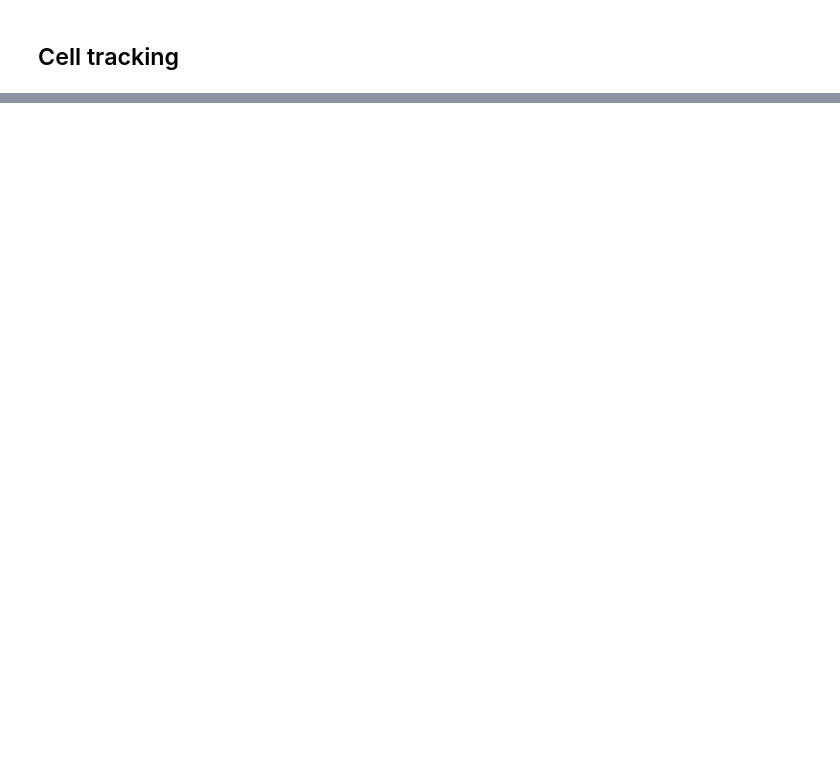
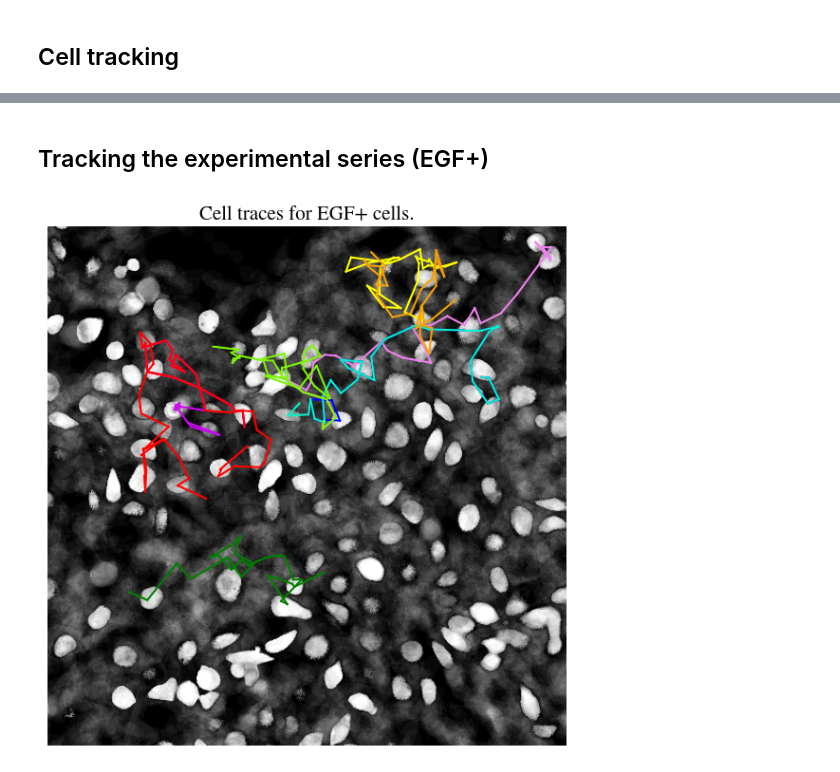
Before and after one commit to bramvaneerden/IA_Assignments, a Jupyter notebook: A4/tracking.ipynb, the cells around one changed output, grey strips where cells are left out. Drawn from its saved outputs; the diff is of its cells as text; code cells hidden in the pictures; blank space fills up the shorter version.

```diff
--- a/A4/tracking.ipynb
+++ b/A4/tracking.ipynb
@@ -199,0 +217,2 @@ plt.savefig('figures/cell_tracking.png')
+# %% [markdown]
+## Tracking the experimental series (EGF+)
@@ -199,0 +226,44 @@ plt.savefig('figures/cell_tracking.png')
+# %%
+labeled_cells = dip.Label(segmented_egf[0], connectivity=1, minSize=100, maxSize=600)
+msr = dip.MeasurementTool.Measure(labeled_cells, images['egf'][0], ['Gravity', 'Size'])
+coords = np.array([msr['Gravity'][i+1] for i in range(msr.NumberOfObjects())]).astype(int)
+# %%
+tracked_cells_egf = {}
+for i in trange(len(coords)):
+    labeled_archive, x_coords, y_coords, sizes = track_cell(images['egf'], segmented_egf, coords[i])
+    tracked_cells_egf[i] = {
+        'labeled': labeled_archive,
+        'x_coords': x_coords,
+        'y_coords': y_coords,
+        'sizes': sizes
+    }
+# %%
+R = images['egf'][0]
+adi_pos = np.zeros((512, 512))
+adi_neg = np.zeros((512, 512))
+
+for i in range(30):
+    grad = images['egf'][i] - R
+    grad_pos, grad_neg = np.copy(grad), np.copy(grad)
+    grad_pos[grad_pos > 0.01] = 1
+    grad_pos[grad_pos <= 0.01] = 0
+    grad_neg[grad_neg >= -0.01] = 0
+    grad_neg[grad_neg < -0.01] = 1
+    adi_pos += grad_pos
+    adi_neg += grad_neg
+# %%
+colors = ['r', 'violet', 'b', 'yellow', '#07f0c9', '#7ef507', 'g', '#cd07f5', '#f5a207']
+fig, ax = plt.subplots(figsize=(6, 6))
+ax.imshow(adi_neg+adi_pos, origin='lower', cmap='grey')
+for t in range(10):
+    i = np.random.randint(len(tracked_cells_egf.keys()))
+    x_coords = tracked_cells_egf[i]['x_coords']
+    y_coords = tracked_cells_egf[i]['y_coords']
+    for j in range(len(x_coords) - 1):
+        ax.plot([y_coords[j], y_coords[j+1]], [x_coords[j], x_coords[j+1]], c=colors[t%len(colors)])
+ax.axis('off')
+ax.set_title('Cell traces for EGF+ cells.', fontname='STIXGeneral', fontsize=15)
+plt.tight_layout()
+plt.savefig('figures/cell_tracking_egf.png')
+# %% [output]
+[figure, added]
```
Also changed, not shown: parts of 21 cells of this notebook, 7 other files.
